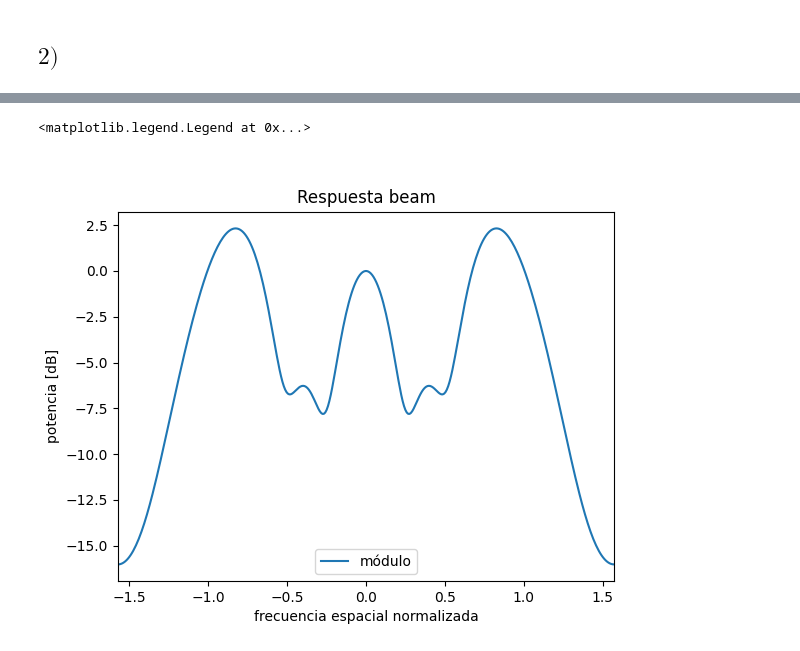
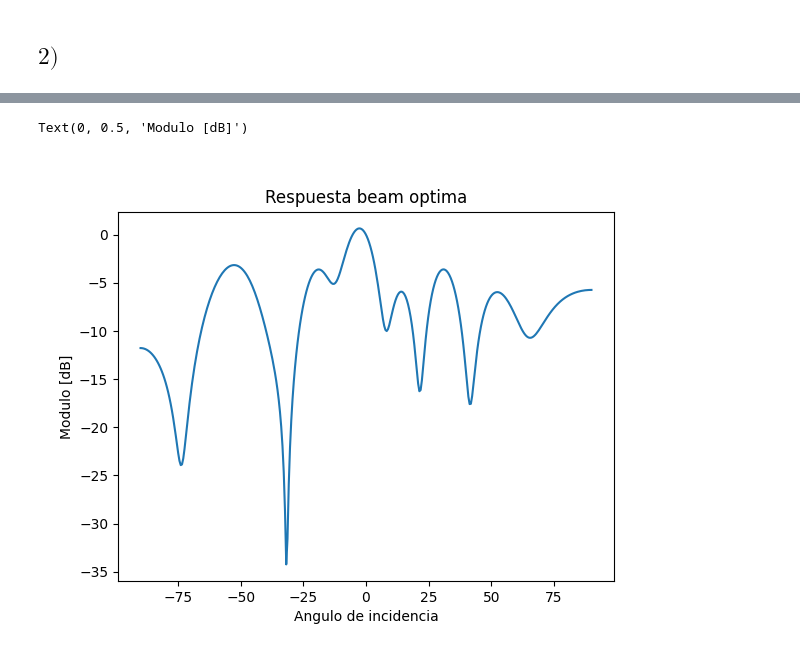
Before and after one commit to GonzaLinares/PASA_TP4, a Jupyter notebook: main.ipynb, the cells around one changed output, grey strips where cells are left out. Saved outputs shown, nothing was run; the diff lists cells and outputs as text; code cells hidden in the pictures.

```diff
--- a/main.ipynb
+++ b/main.ipynb
@@ -63,6 +67,6 @@ v = lambda phi: 1/np.sqrt(M) * np.exp(2j*np.pi*d*np.sin(phi)*fc*np.arange(M)/vs)
 rB = lambda phi, cm: np.dot(np.conjugate(np.array(cm).T), v(phi)) #Calculamos la respuesta beam para cada phi y para un vector respuesta dado
 # %%
-vec = np.linspace(start=-np.pi/2,stop=np.pi/2,num=360)
+vec = np.linspace(start=-90,stop=90,num=360)
 z = np.zeros(shape=len(vec))
 for i, val in enumerate(vec):
     z[i] = 10 * np.log10(np.abs(rB(val, c))**2)
@@ -80,4 +83,0 @@ plt.legend()
-# %%
-y = np.zeros(shape=len(vec))
-for i, val in enumerate(vec):
-    y[i] = 10 * np.log10(np.var(np.dot(rB(val, c), x)))
@@ -101,6 +111,4 @@ def getSubSound(arr, initial, to):
 # %%
 #npi2 = getSubSound(arr['sub8cm'][0], 4.3, 5)
-
-xpiSlice = []
-for signal in arr['sub8cm']:
-    xpiSlice.append(getSubSound(signal, 3, 3.5))
+arrslice = arr['sub8cm'][:, (int)(3*fs):(int)(3.5*fs)]
+xpiSlice = sp.sosfilt(but_sos, np.exp(2j*np.pi*fc/fs*np.arange(arrslice.shape[-1])) * arrslice)
@@ -111,5 +115,5 @@ hp.play(xpiSlice[2], fs)
 # %%
-xx = np.zeros(shape=[len(xpiSlice), len(xpiSlice)])
+xx = np.zeros(shape=[len(xpiSlice), len(xpiSlice)], dtype=np.complex128)
 
 for signal in np.array(xpiSlice).T:
     xx += np.outer(np.conjugate(signal), signal)
@@ -131,12 +137,10 @@ for i, val in enumerate(vec):
     w[i] = 10 * np.log10(np.abs(rB(val, csmi))**2)
 # %%
 plt.figure()
-plt.title("Respuesta beam")
+plt.title("Respuesta beam optima")
 plt.plot(vec, w, label='módulo')
-plt.xlabel("frecuencia espacial normalizada")
-plt.ylabel("potencia [dB]")
-plt.xlim([-np.pi/2, np.pi/2])
-plt.legend()
+plt.xlabel("Angulo de incidencia")
+plt.ylabel("Modulo [dB]")
 # %% [output]
-<matplotlib.legend.Legend at 0x...>
+Text(0, 0.5, 'Modulo [dB]')
-[figure, old version]
+[figure, new version]
```
Also changed, not shown: parts of 11 cells of this notebook.
